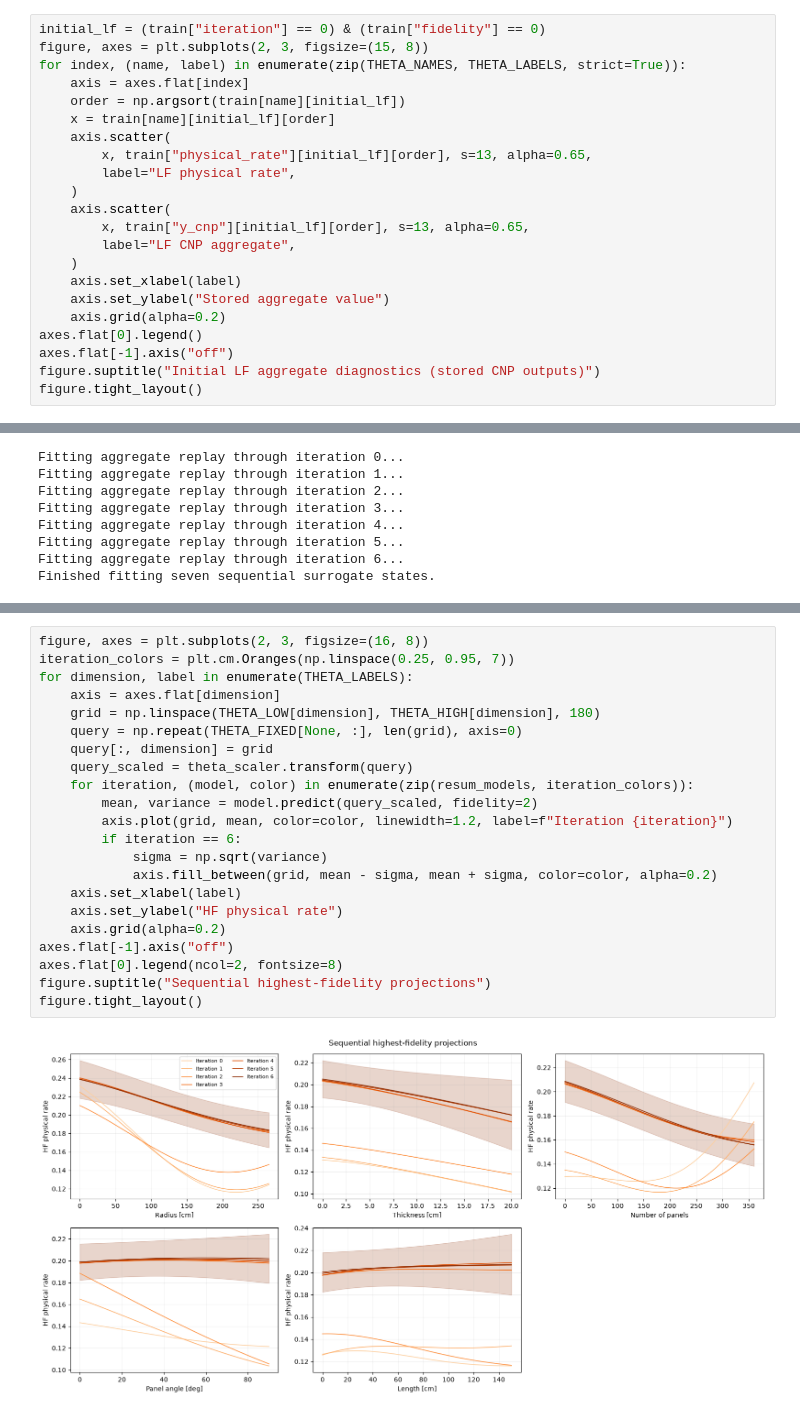
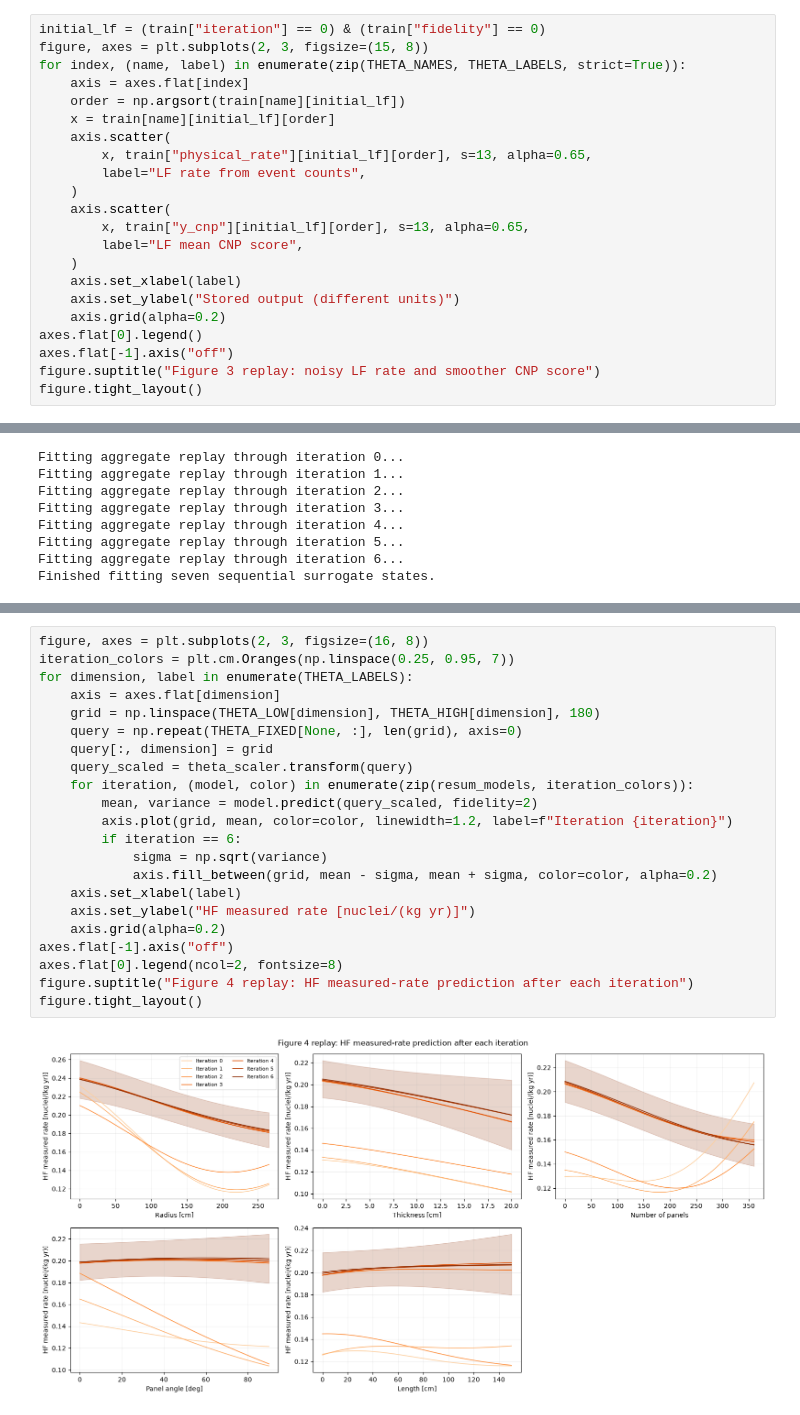
Before and after one commit to Galileo-Sandbox/RESUM_FLEX, a Jupyter notebook: notebooks/paper_2410_03873_reproduction.ipynb, the cells around one changed output, grey strips where cells are left out. Cells and saved outputs as stored; diff of their text form.

```diff
--- a/notebooks/paper_2410_03873_reproduction.ipynb
+++ b/notebooks/paper_2410_03873_reproduction.ipynb
@@ -184,17 +185,17 @@ for index, (name, label) in enumerate(zip(THETA_NAMES, THETA_LABELS, strict=True
     x = train[name][initial_lf][order]
     axis.scatter(
         x, train["physical_rate"][initial_lf][order], s=13, alpha=0.65,
-        label="LF physical rate",
+        label="LF rate from event counts",
     )
     axis.scatter(
         x, train["y_cnp"][initial_lf][order], s=13, alpha=0.65,
-        label="LF CNP aggregate",
+        label="LF mean CNP score",
     )
     axis.set_xlabel(label)
-    axis.set_ylabel("Stored aggregate value")
+    axis.set_ylabel("Stored output (different units)")
     axis.grid(alpha=0.2)
 axes.flat[0].legend()
 axes.flat[-1].axis("off")
-figure.suptitle("Initial LF aggregate diagnostics (stored CNP outputs)")
+figure.suptitle("Figure 3 replay: noisy LF rate and smoother CNP score")
 figure.tight_layout()
 # %% [output]
@@ -266,24 +269,24 @@ For each stored iteration $k=0,\ldots,6$, the code plots the highest-fidelity po
 # %%
 figure, axes = plt.subplots(2, 3, figsize=(16, 8))
 iteration_colors = plt.cm.Oranges(np.linspace(0.25, 0.95, 7))
 for dimension, label in enumerate(THETA_LABELS):
     axis = axes.flat[dimension]
     grid = np.linspace(THETA_LOW[dimension], THETA_HIGH[dimension], 180)
     query = np.repeat(THETA_FIXED[None, :], len(grid), axis=0)
     query[:, dimension] = grid
     query_scaled = theta_scaler.transform(query)
     for iteration, (model, color) in enumerate(zip(resum_models, iteration_colors)):
         mean, variance = model.predict(query_scaled, fidelity=2)
         axis.plot(grid, mean, color=color, linewidth=1.2, label=f"Iteration {iteration}")
         if iteration == 6:
             sigma = np.sqrt(variance)
             axis.fill_between(grid, mean - sigma, mean + sigma, color=color, alpha=0.2)
     axis.set_xlabel(label)
-    axis.set_ylabel("HF physical rate")
+    axis.set_ylabel("HF measured rate [nuclei/(kg yr)]")
     axis.grid(alpha=0.2)
 axes.flat[-1].axis("off")
 axes.flat[0].legend(ncol=2, fontsize=8)
-figure.suptitle("Sequential highest-fidelity projections")
+figure.suptitle("Figure 4 replay: HF measured-rate prediction after each iteration")
 figure.tight_layout()
 # %% [output]
-[figure, old version]
+[figure, new version]
```
Also changed, not shown: parts of 28 cells of this notebook.
